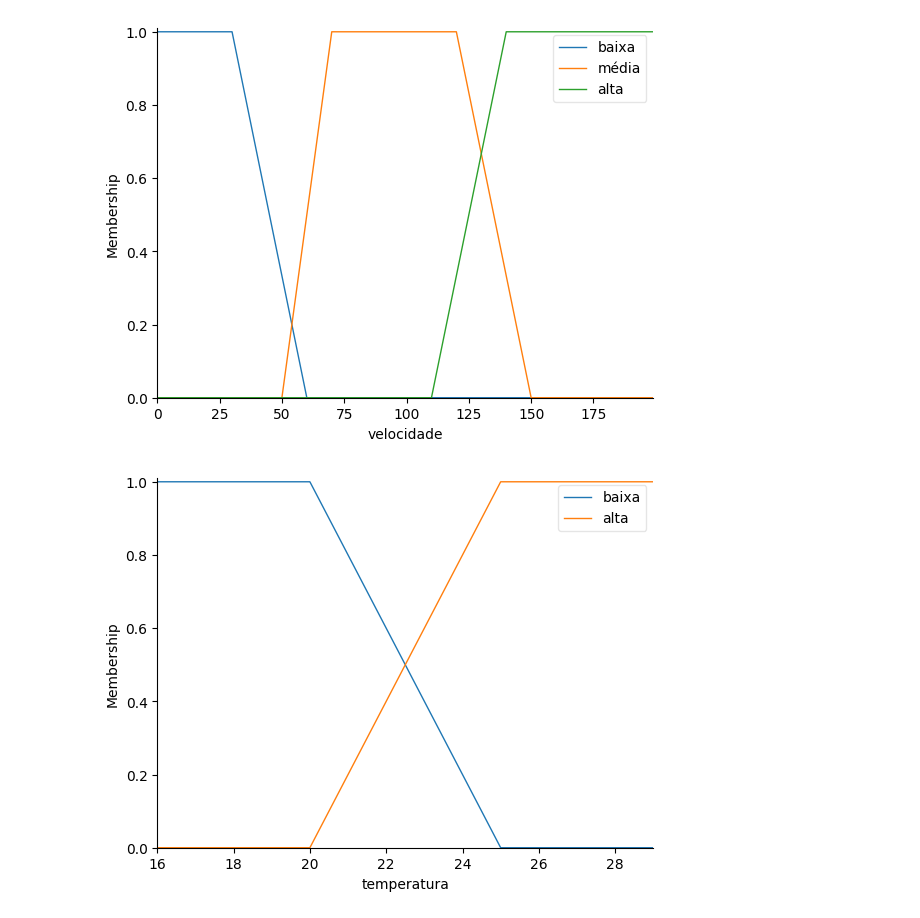
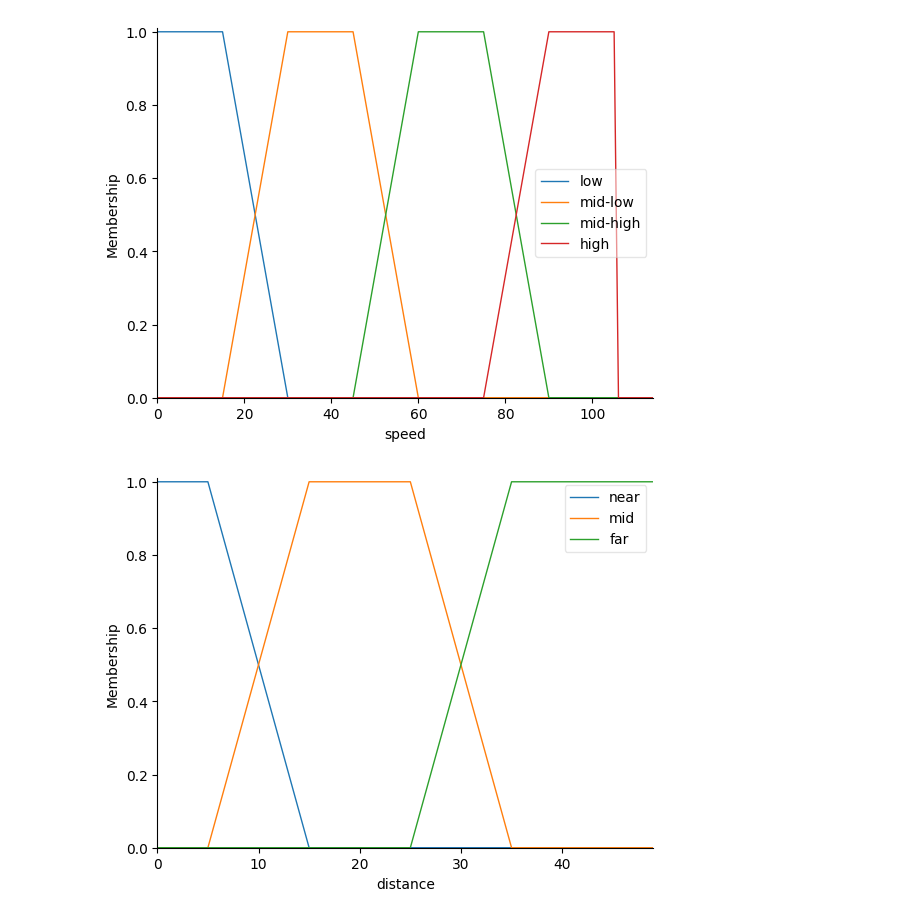
Before and after one commit to eldivohno/Tugas2AI, a Jupyter notebook: fuzzy_logic.ipynb, the cells around one changed output. Saved outputs shown, nothing was run; the diff lists cells and outputs as text; code cells hidden in the pictures.

```diff
--- a/fuzzy_logic.ipynb
+++ b/fuzzy_logic.ipynb
@@ -35,7 +9,30 @@ temperatura['alta'] = fuzz.trapmf(temperatura.universe,[20, 25, 30, 50])
+# %%
+import numpy as np
+import skfuzzy as fuzz
+from skfuzzy import control as ctrl
+
+# Create the problem variables - automobile
+speed = ctrl.Antecedent(np.arange(0, 115, 1), 'speed')
+distance = ctrl.Antecedent(np.arange(0, 50, 1), 'distance')
+consumption = ctrl.Consequent(np.arange(5, 25, 1), 'consumption')
+
+# Automatically create the mapping between crisp and fuzzy values
+# using a default membership function (triangle)
+consumption.automf(names=['small', 'medium', 'large'])
+
+# Create the membership functions using different types
+speed['low'] = fuzz.trapmf(speed.universe, [0, 0, 15, 30])
+speed['mid-low'] = fuzz.trapmf(speed.universe, [15, 30, 45, 60])
+speed['mid-high'] = fuzz.trapmf(speed.universe, [45, 60, 75, 90])
+speed['high'] = fuzz.trapmf(speed.universe, [75, 90, 105, 105])
+
+distance['near'] = fuzz.trapmf(distance.universe, [0, 0, 5, 15])
+distance['mid'] = fuzz.trapmf(distance.universe, [5, 15, 25, 35])
+distance['far'] = fuzz.trapmf(distance.universe, [25, 35, 50, 50])
 # %%
-velocidade.view()
-temperatura.view()
-consumo.view()
+speed.view()
+distance.view()
+consumption.view()
 # %% [output]
-[figure, old version]
+[figure, new version]
-[figure, old version]
+[figure, new version]
```
Also changed, not shown: parts of 8 cells of this notebook.
